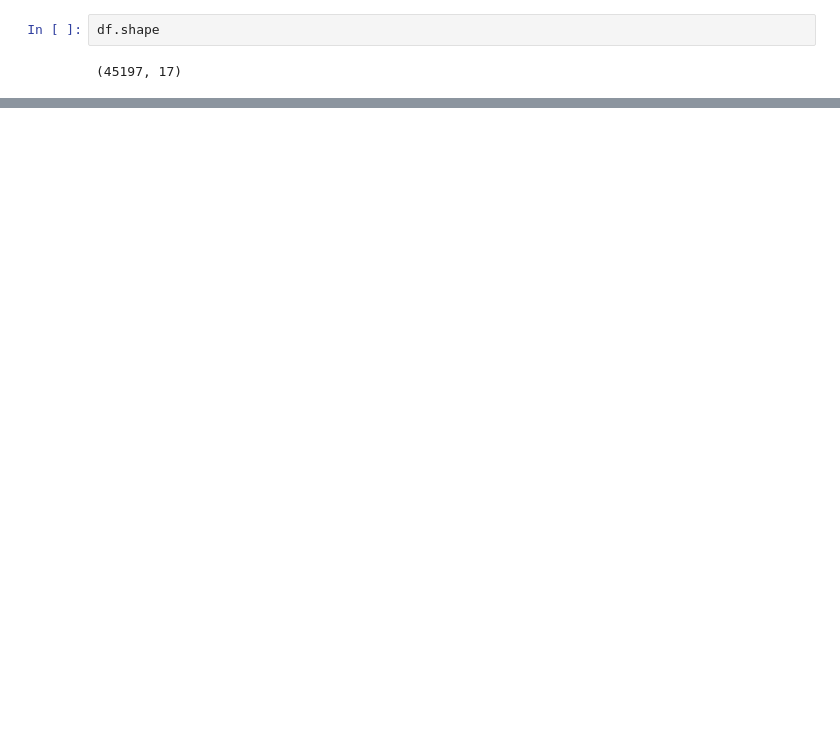
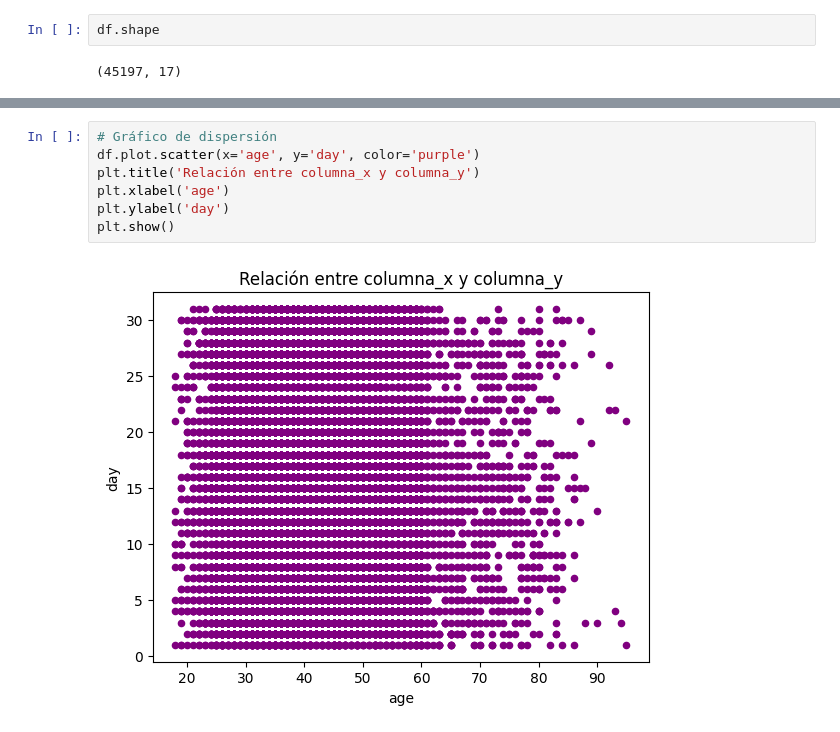
Before and after one commit to DANIELRINCON28/PRACTICE-DATA-ANALYST, a Jupyter notebook: practica1/practicejob.ipynb, the cells around one changed output, grey strips where cells are left out. Drawn from its saved outputs; the diff is of its cells as text; blank space fills up the shorter version.

```diff
--- a/practica1/practicejob.ipynb
+++ b/practica1/practicejob.ipynb
@@ -316,0 +362,9 @@ df.shape
+# %%
+# Gráfico de dispersión
+df.plot.scatter(x='age', y='day', color='purple')
+plt.title('Relación entre columna_x y columna_y')
+plt.xlabel('age')
+plt.ylabel('day')
+plt.show()
+# %% [output]
+[figure, added]
```
Also changed, not shown: parts of 11 cells of this notebook.
